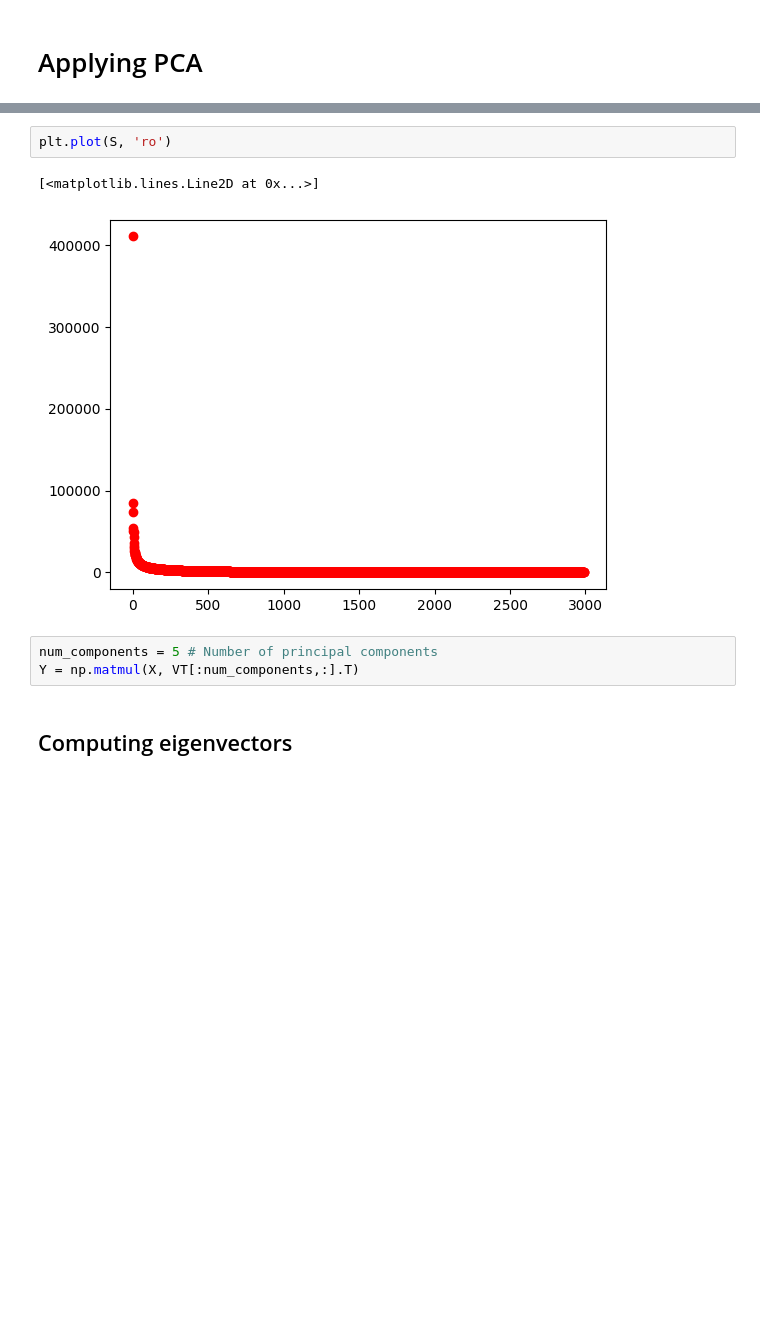
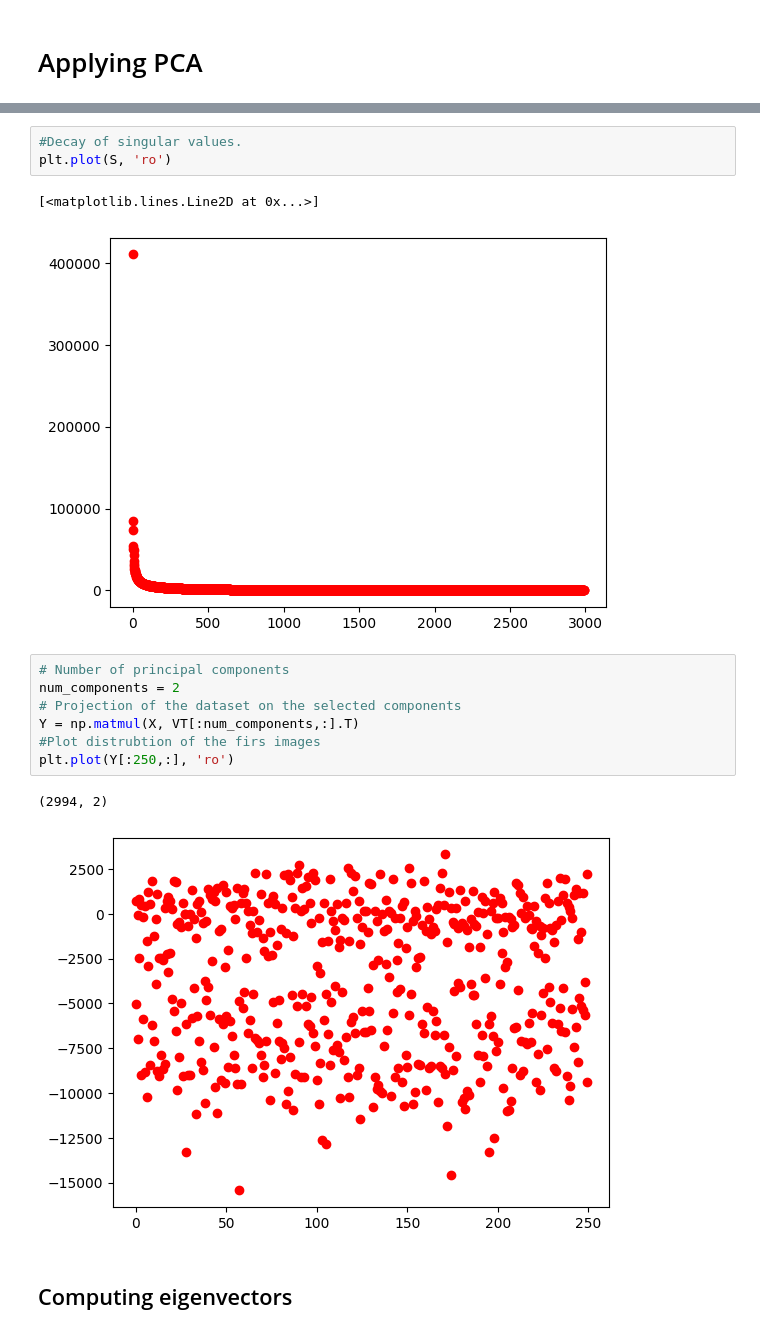
Before and after one commit to FranciscoAng/Eigenfaces, a Jupyter notebook: Eigenfaces.ipynb, the cells around one changed output, grey strips where cells are left out. Cells and saved outputs as stored; diff of their text form; blank space fills up the shorter version.

```diff
--- a/Eigenfaces.ipynb
+++ b/Eigenfaces.ipynb
@@ -72,10 +80,18 @@ V^T: (2990, 16384)
 # %%
+#Decay of singular values.
 plt.plot(S, 'ro')
 # %% [output]
 [<matplotlib.lines.Line2D at 0x...>]
 [figure]
 # %%
-num_components = 5 # Number of principal components
+# Number of principal components
+num_components = 2
+# Projection of the dataset on the selected components
 Y = np.matmul(X, VT[:num_components,:].T)
+#Plot distrubtion of the firs images
+plt.plot(Y[:250,:], 'ro')
+# %% [output]
+(2994, 2)
+[figure, added]
 # %% [markdown]
 ## Computing eigenvectors
```
Also changed, not shown: parts of 16 cells of this notebook, 2 other files.
